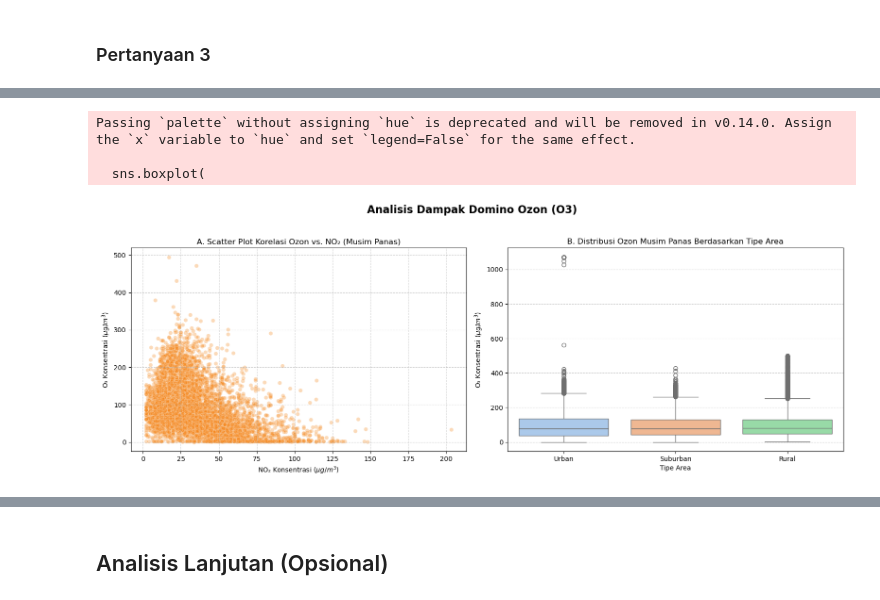
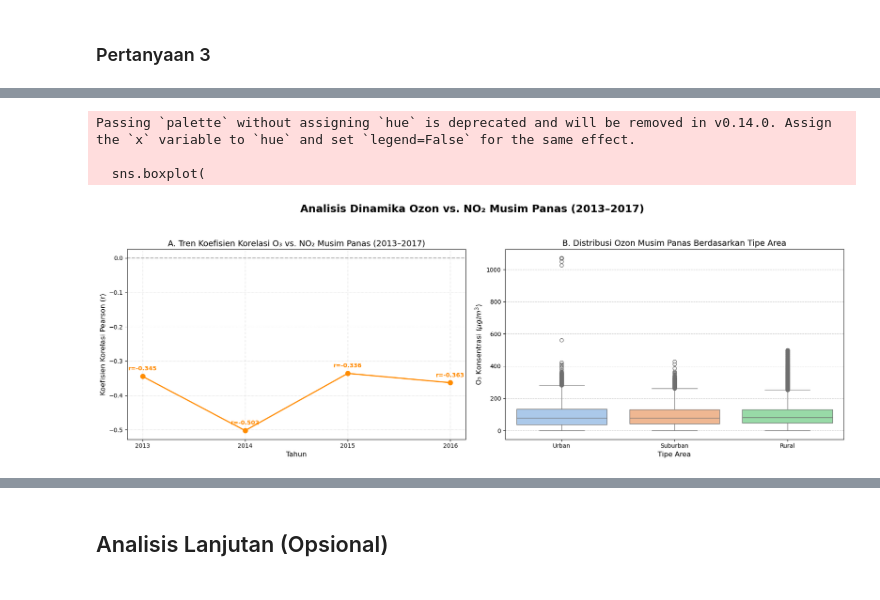
Before and after one commit to ginafiles/Air-Quality-Analysis, a Jupyter notebook: notebook.ipynb, the cells around one changed output, grey strips where cells are left out. Drawn from its saved outputs; the diff is of its cells as text; code cells hidden in the pictures.

```diff
--- a/notebook.ipynb
+++ b/notebook.ipynb
@@ -563,13 +578,20 @@ if 'year' not in df_full.columns:
 df_summer = df_full[df_full['Season'] == 'Summer'].copy()
 
 # Menghitung Korelasi O3 dan NO2 per tahun
-ozone_nitro_corr = df_summer.groupby('year')[['O3', 'NO2']].corr().unstack().iloc[:, 1]
+# Groupby menghitung korelasi untuk setiap pasangan kolom (O3, NO2) per tahun.
+df_corr_matrix = df_summer.groupby('year')[['O3', 'NO2']].corr()
 
-ozone_nitro_corr.name = 'O3_NO2_Correlation_Summer'
+# Memformat dan Mengekstrak Koefisien Korelasi Silang (O3 vs NO2)
+corr_unstacked = df_corr_matrix.unstack()
+
+# Ekstraksi koefisien korelasi antara O3 dan NO2
+# Menggunakan notasi tuple untuk MultiIndex Columns
+ozone_nitro_corr_summer = corr_unstacked[('O3', 'NO2')]
+ozone_nitro_corr_summer.name = 'O3_NO2_Correlation_Summer'
 
 # Menampilkan hasil korelasi tahunan
 print("Korelasi O3 vs. NO2 di Musim Panas (Per Tahun):")
-print(ozone_nitro_corr)
+print(ozone_nitro_corr_summer.round(3))
 # %% [output]
 Korelasi O3 vs. NO2 di Musim Panas (Per Tahun):
 year
@@ -766,40 +779,68 @@ Name: count, dtype: int64
 # %%
 # Visualisasi Pertanyaan Bisnis 3
-fig, axes = plt.subplots(1, 2, figsize=(16, 6))
 
-# Scatter Plot O3 vs. NO2 (Mengamati 'Ozone Paradox')
-sns.scatterplot(
-    data=df_viz_pb3_scatter,
-    x='NO2',
-    y='O3',
-    alpha=0.3,
-    color='#f58518',
+fig, axes = plt.subplots(1, 2, figsize=(18, 6))
+
+plt.suptitle('Analisis Dinamika Ozon vs. NO₂ Musim Panas (2013–2017)',
+             fontsize=18, fontweight='bold', y=1.03)
+
+# =========================================================================
+# PLOT A: Line Plot Tren Korelasi Tahunan (Inti Jawaban PB 3)
+# =========================================================================
+
+# Plot Tren Korelasi
+ozone_nitro_corr_summer.plot(
+    kind='line',
+    marker='o',
+    color='darkorange',
+    linewidth=2,
+    markersize=8,
     ax=axes[0]
 )
-axes[0].set_title('A. Scatter Plot Korelasi Ozon vs. NO₂ (Musim Panas)')
-axes[0].set_xlabel(r'NO₂ Konsentrasi ($\mu g/m^3$)')
-axes[0].set_ylabel(r'O₃ Konsentrasi ($\mu g/m^3$)')
-axes[0].grid(True, linestyle='--', alpha=0.6)
 
-# Box Plot O3 per Area Type
+axes[0].set_title('A. Tren Koefisien Korelasi O₃ vs. NO₂ Musim Panas (2013–2017)', fontsize=14)
+axes[0].set_xlabel('Tahun', fontsize=12)
+axes[0].set_ylabel('Koefisien Korelasi Pearson (r)', fontsize=12)
+axes[0].set_xticks(ozone_nitro_corr_summer.index.tolist()) # Set label X per tahun
+axes[0].axhline(0, color='gray', linestyle='--', alpha=0.7)
+axes[0].grid(True, linestyle=':', alpha=0.6)
+
+# Anotasi hasil Korelasi pada setiap titik tahunan
+for year, r_val in ozone_nitro_corr_summer.items():
+    axes[0].annotate(
+        f'r={r_val:.3f}',
+        (year, r_val),
+        textcoords="offset points",
+        # Penempatan label disesuaikan agar tidak menabrak garis
+        xytext=(0, 10 if r_val < 0 else -15),
+        ha='center',
+        fontsize=10,
+        fontweight='bold',
+        color='darkorange'
+    )
+
+
+# =========================================================================
+# PLOT B: Box Plot Ozon per Area Type (Konteks Geografis)
+# =========================================================================
+
 sns.boxplot(
     data=df_viz_pb3_boxplot,
     x='Area_Type',
     y='O3',
+    order=['Urban', 'Suburban', 'Rural'], # Urutan Area Logis
     palette='pastel',
     ax=axes[1]
 )
-axes[1].set_title('B. Distribusi Ozon Musim Panas Berdasarkan Tipe Area')
-axes[1].set_xlabel('Tipe Area')
-axes[1].set_ylabel(r'O₃ Konsentrasi ($\mu g/m^3$)')
+axes[1].set_title('B. Distribusi Ozon Musim Panas Berdasarkan Tipe Area', fontsize=14)
+axes[1].set_xlabel('Tipe Area', fontsize=12)
+axes[1].set_ylabel(r'O₃ Konsentrasi ($\mu g/m^3$)', fontsize=12)
 axes[1].grid(axis='y', linestyle='--', alpha=0.6)
 
-# Judul utama dan penyesuaian layout
-plt.suptitle('Analisis Dampak Domino Ozon (O3)', fontsize=16, fontweight='bold')
-plt.tight_layout(rect=[0, 0, 1, 0.95])
+plt.tight_layout(rect=[0, 0, 1, 0.98])
 plt.show()
 # %% [output]
 Passing `palette` without assigning `hue` is deprecated and will be removed in v0.14.0. Assign the `x` variable to `hue` and set `legend=False` for the same effect.
 
   sns.boxplot(
-[figure, old version]
+[figure, new version]
```
Also changed, not shown: parts of 31 cells of this notebook, 3 other files.
